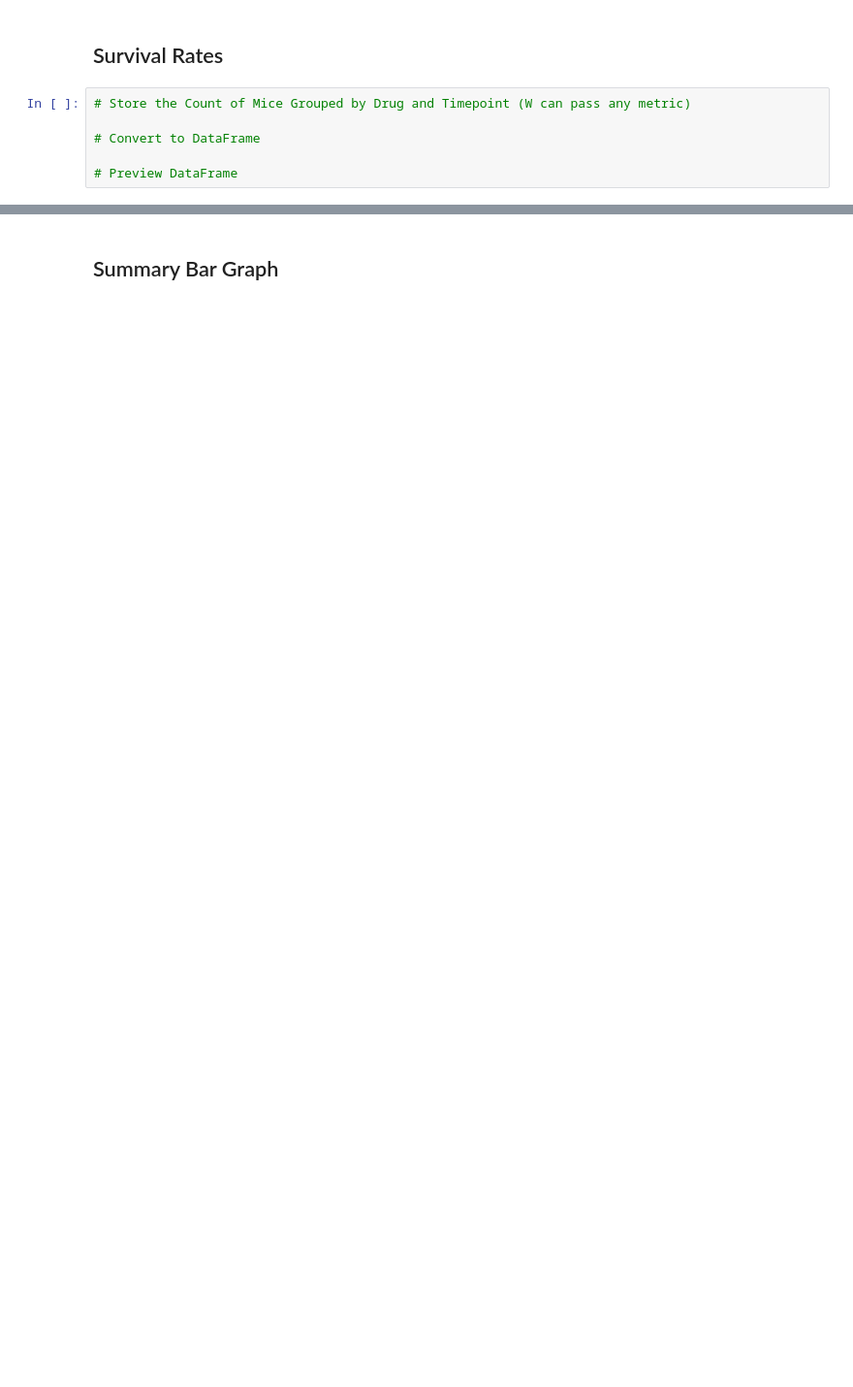
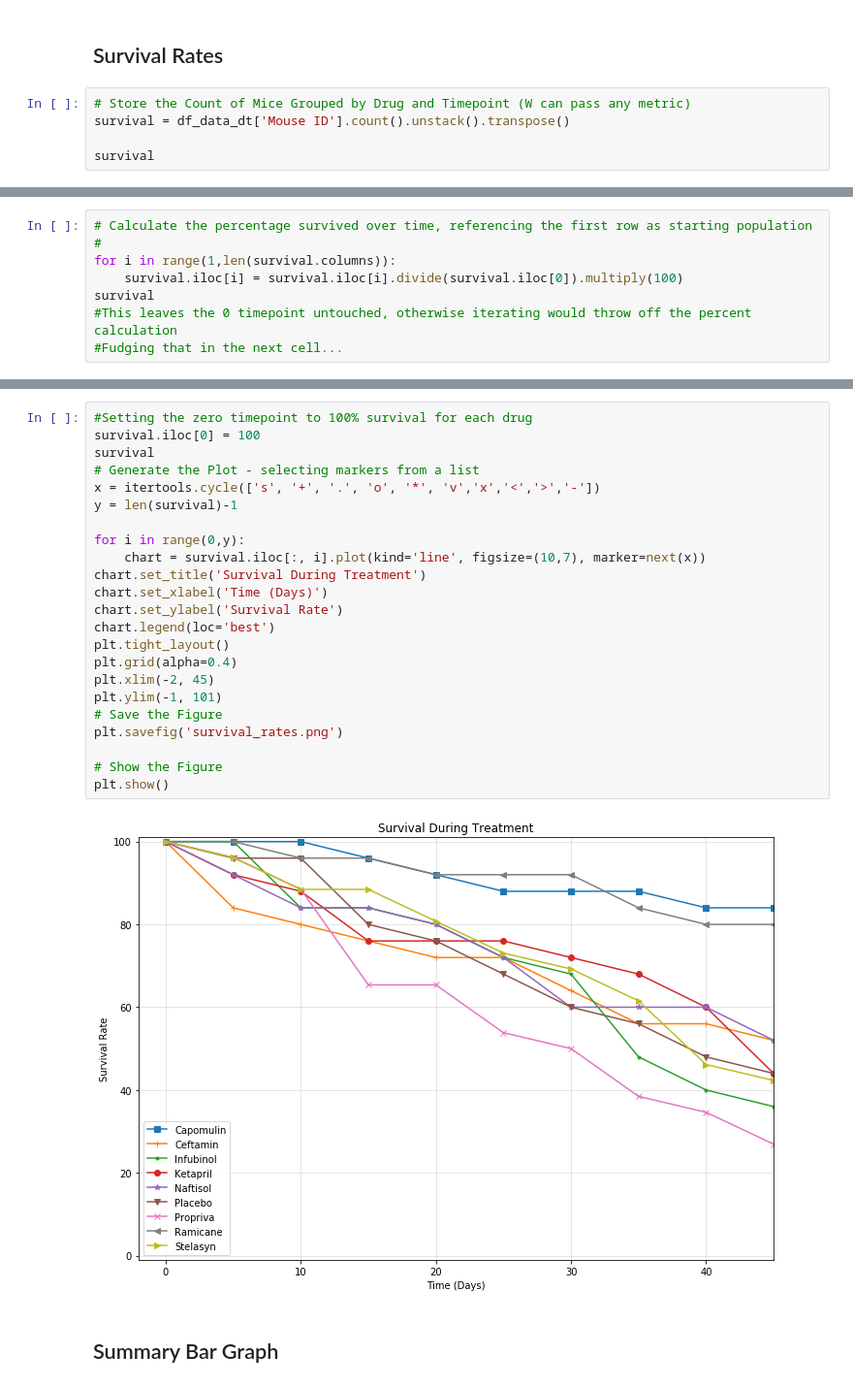
Before and after one commit to lweislo/Homework-5, a Jupyter notebook: weislo-homework5.ipynb, the cells around one changed output, grey strips where cells are left out. Shown at 97% size. Drawn from its saved outputs; the diff is of its cells as text; blank space fills up the shorter version.

```diff
--- a/weislo-homework5.ipynb
+++ b/weislo-homework5.ipynb
@@ -134,7 +129,6 @@ plt.show()
 ## Survival Rates
 # %%
 # Store the Count of Mice Grouped by Drug and Timepoint (W can pass any metric)
+survival = df_data_dt['Mouse ID'].count().unstack().transpose()
 
-# Convert to DataFrame
-
-# Preview DataFrame
+survival
@@ -171,0 +148,8 @@ plt.show()
+# %%
+# Calculate the percentage survived over time, referencing the first row as starting population
+#
+for i in range(1,len(survival.columns)):
+    survival.iloc[i] = survival.iloc[i].divide(survival.iloc[0]).multiply(100)
+survival
+#This leaves the 0 timepoint untouched, otherwise iterating would throw off the percent calculation
+#Fudging that in the next cell...
@@ -172,2 +169,27 @@ plt.show()
+# %%
+#Setting the zero timepoint to 100% survival for each drug
+survival.iloc[0] = 100
+survival
+# Generate the Plot - selecting markers from a list
+x = itertools.cycle(['s', '+', '.', 'o', '*', 'v','x','<','>','-'])
+y = len(survival)-1
+
+for i in range(0,y):
+    chart = survival.iloc[:, i].plot(kind='line', figsize=(10,7), marker=next(x))
+chart.set_title('Survival During Treatment')
+chart.set_xlabel('Time (Days)')
+chart.set_ylabel('Survival Rate')
+chart.legend(loc='best')
+plt.tight_layout()
+plt.grid(alpha=0.4)
+plt.xlim(-2, 45)
+plt.ylim(-1, 101)
+# Save the Figure
+plt.savefig('survival_rates.png')
+
+# Show the Figure
+plt.show()
+# %% [output]
+[figure, added]
 # %% [markdown]
 ## Summary Bar Graph
```
Also changed, not shown: parts of 26 cells of this notebook.
